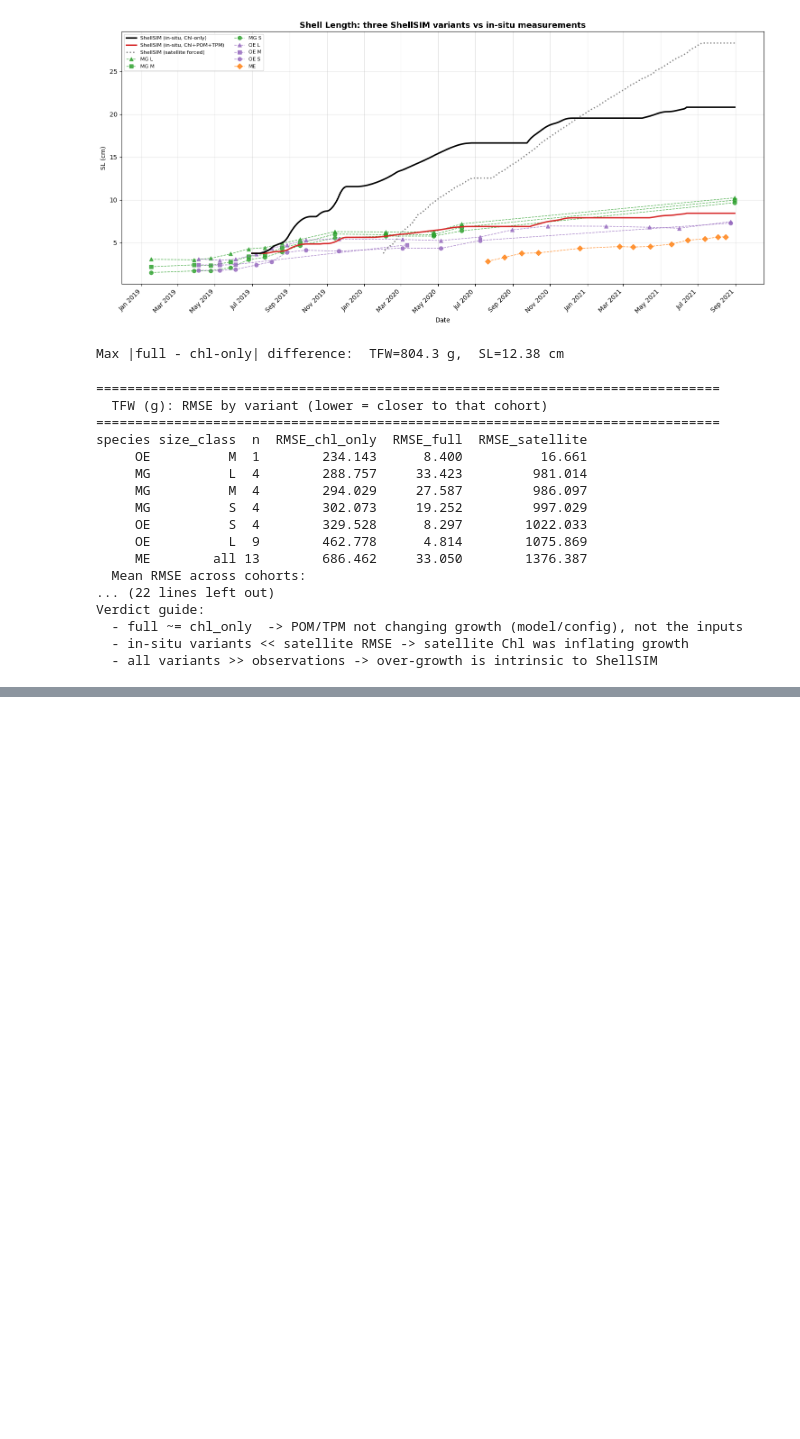
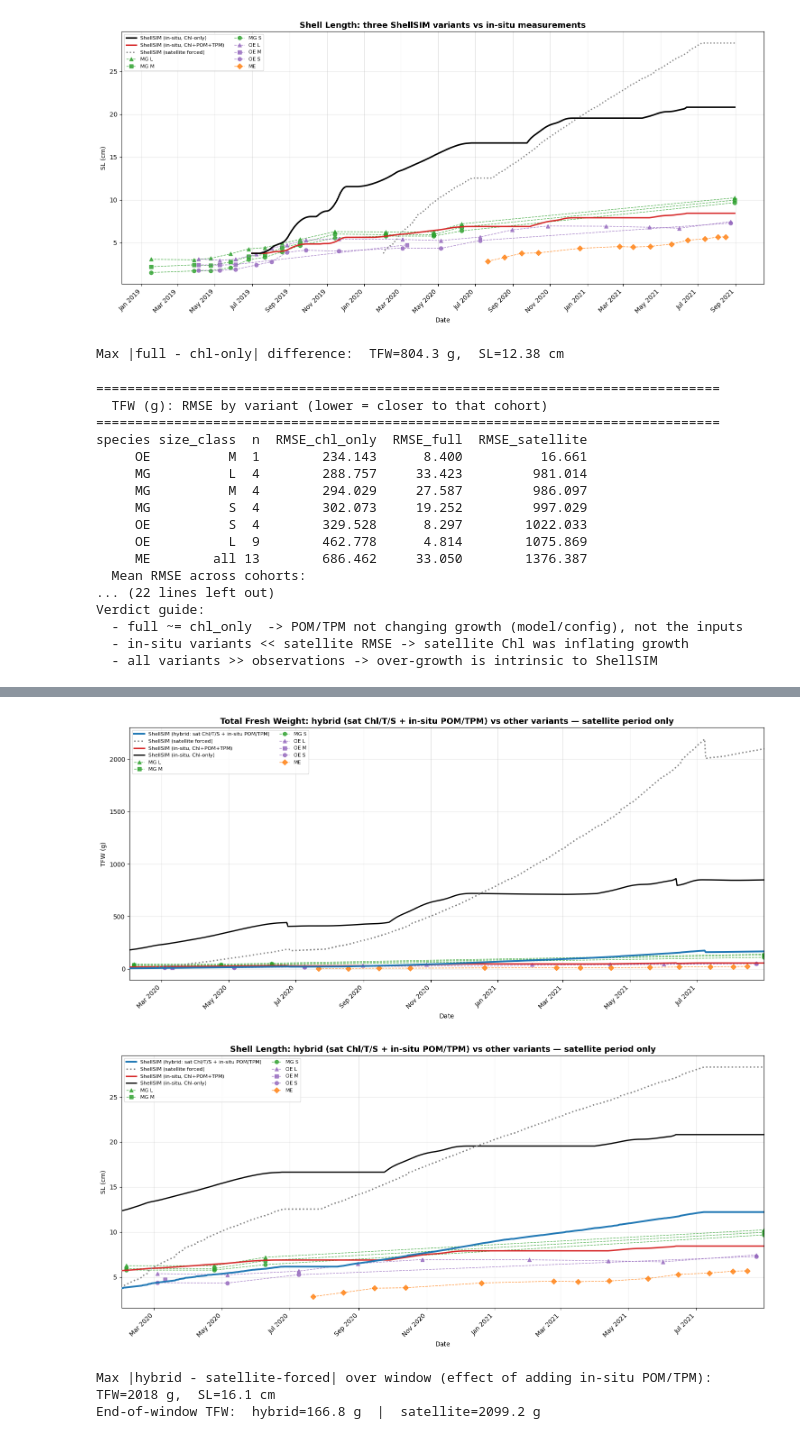
Before and after one commit to Ik-Emmanuel/wise_shellsim_trials_eumetsat, a Jupyter notebook: notebook_timeseries/notebook_dropdowns/final_working_versions/working_insitu_timeseries.ipynb, the cells around one changed output, grey strips where cells are left out. Saved outputs shown, nothing was run; the diff lists cells and outputs as text; code cells hidden in the pictures; blank space fills up the shorter version.

Commit message:
final updates to add hybrid sat and insitu

```diff
--- a/notebook_timeseries/notebook_dropdowns/final_working_versions/working_insitu_timeseries.ipynb
+++ b/notebook_timeseries/notebook_dropdowns/final_working_versions/working_insitu_timeseries.ipynb
@@ -814,0 +961,70 @@ Verdict guide:
+# %%
+# ============================================================
+# 4-LINE COMPARISON (satellite window only) vs IN-SITU GROWTH
+#   1) ShellSIM HYBRID      (sat Chl/T/S + in-situ POM/TPM)   <- new
+#   2) ShellSIM satellite    (sat Chl/T/S, no POM/TPM)
+#   3) ShellSIM in-situ full (in-situ Chl + POM + TPM)
+#   4) ShellSIM in-situ Chl-only
+# Measured cohorts (MG / OE / ME) overlaid; x-axis clipped to the satellite period.
+# ============================================================
+win0, win1 = sat_horizon[0], sat_horizon[-1]
+
+# (label, TFW series, SL series, colour, linestyle, lw, zorder)
+model_lines = [
+    ("ShellSIM (hybrid: sat Chl/T/S + in-situ POM/TPM)", model_tfw_hyb,  model_sl_hyb,  "tab:blue", "-", 2.8, 9),
+    ("ShellSIM (satellite forced)",                      sat_tfw,        sat_sl,        "grey",     ":", 2.2, 8),
+    ("ShellSIM (in-situ, Chl+POM+TPM)",                  model_tfw_full, model_sl_full, "tab:red",  "-", 2.2, 7),
+    ("ShellSIM (in-situ, Chl-only)",                     model_tfw,      model_sl,      "black",    "-", 2.0, 6),
+]
+
+for metric, use_sl, ylab, title in [
+    (TFW_METRIC, False, "TFW (g)", "Total Fresh Weight"),
+    (SL_METRIC,  True,  "SL (cm)", "Shell Length"),
+]:
+    fig, ax = plt.subplots(figsize=(15, 7))
+    for lbl, mtfw, msl, color, ls, lw, z in model_lines:
+        s = msl if use_sl else mtfw
+        if s is None:
+            continue
+        s = s[(s.index >= win0) & (s.index <= win1)]
+        ax.plot(s.index, s.values, color=color, ls=ls, lw=lw, label=lbl, zorder=z)
+    # measured cohorts (only points inside the satellite window)
+    for code, df in insitu_bio.items():
+        for sc in sorted(df["size_class"].unique()):
+            d, v = get_insitu_series(df, metric, sc)
+            if len(d) == 0:
+                continue
+            d = pd.to_datetime(d); v = np.asarray(v, float)
+            m = (d >= win0) & (d <= win1)
+            if not m.any():
+                continue
+            lbl = f"{code} {sc}" if sc != "all" else code
+            ax.plot(d[m], v[m], marker=size_markers.get(sc, "x"), ls="--", ms=6, lw=1.0,
+                    color=species_colors[code], alpha=0.8, label=lbl)
+    ax.set_xlim(win0, win1)
+    ax.set_ylabel(ylab); ax.set_xlabel("Date")
+    ax.set_title(f"{title}: hybrid (sat Chl/T/S + in-situ POM/TPM) vs other variants "
+                 f"— satellite period only", fontsize=13, fontweight="bold")
+    ax.legend(fontsize=8, ncol=2, loc="best")
+    ax.grid(True, alpha=0.3)
+    ax.xaxis.set_major_locator(mdates.MonthLocator(interval=2))
+    ax.xaxis.set_major_formatter(mdates.DateFormatter("%b %Y"))
+    for t in ax.get_xticklabels():
+        t.set_rotation(45); t.set_ha("right")
+    plt.tight_layout()
+    plt.show()
+
+# Clean apples-to-apples: hybrid and satellite share the same 5 g seed + start, so the
+# difference between them is purely the effect of adding in-situ POM/TPM food limitation.
+sat_tfw_win = sat_tfw.reindex(sat_horizon)
+sat_sl_win  = sat_sl.reindex(sat_horizon)
+dtfw_hs = float(np.nanmax(np.abs(model_tfw_hyb.values - sat_tfw_win.values)))
+dsl_hs  = float(np.nanmax(np.abs(model_sl_hyb.values  - sat_sl_win.values)))
+print(f"Max |hybrid - satellite-forced| over window (effect of adding in-situ POM/TPM): "
+      f"TFW={dtfw_hs:.4g} g,  SL={dsl_hs:.4g} cm")
+print(f"End-of-window TFW:  hybrid={model_tfw_hyb.iloc[-1]:.1f} g  |  satellite={sat_tfw_win.iloc[-1]:.1f} g")
+# %% [output]
+[figure, added]
+[figure, added]
+Max |hybrid - satellite-forced| over window (effect of adding in-situ POM/TPM): TFW=2018 g,  SL=16.1 cm
+End-of-window TFW:  hybrid=166.8 g  |  satellite=2099.2 g
```
Also changed, not shown: parts of 4 cells of this notebook, 2 other files.
